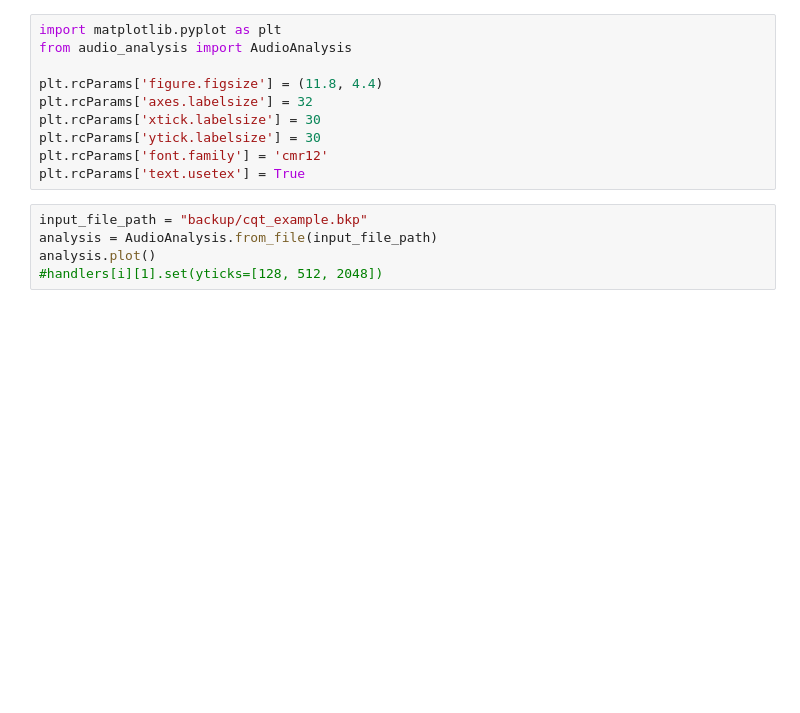
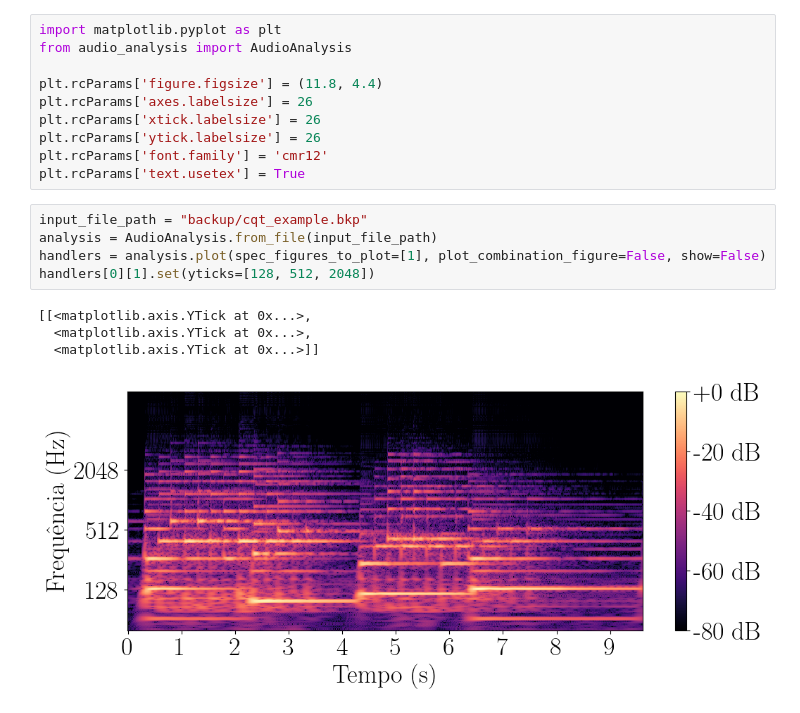
Before and after one commit to b-boechat/tfrc, a Jupyter notebook: plot_jupyter.ipynb, the cells around one changed output. Cells and saved outputs as stored; diff of their text form; blank space fills up the shorter version.

Commit message:
Additional customizations to plot functions (no effect on tfrc.py call)

```diff
--- a/plot_jupyter.ipynb
+++ b/plot_jupyter.ipynb
@@ -3,16 +3,21 @@ import matplotlib.pyplot as plt
 from audio_analysis import AudioAnalysis
 
 plt.rcParams['figure.figsize'] = (11.8, 4.4)
-plt.rcParams['axes.labelsize'] = 32
-plt.rcParams['xtick.labelsize'] = 30
-plt.rcParams['ytick.labelsize'] = 30
+plt.rcParams['axes.labelsize'] = 26
+plt.rcParams['xtick.labelsize'] = 26
+plt.rcParams['ytick.labelsize'] = 26
 plt.rcParams['font.family'] = 'cmr12'
 plt.rcParams['text.usetex'] = True
 # %%
 input_file_path = "backup/cqt_example.bkp"
 analysis = AudioAnalysis.from_file(input_file_path)
-analysis.plot()
-#handlers[i][1].set(yticks=[128, 512, 2048])
+handlers = analysis.plot(spec_figures_to_plot=[1], plot_combination_figure=False, show=False)
+handlers[0][1].set(yticks=[128, 512, 2048])
+# %% [output]
+[[<matplotlib.axis.YTick at 0x...>,
+  <matplotlib.axis.YTick at 0x...>,
+  <matplotlib.axis.YTick at 0x...>]]
+[figure, added]
 # %%
 # Exemplo fig:2_2:spc-dilema
 
```
Also changed, not shown: parts of 3 cells of this notebook, 1 other file.
